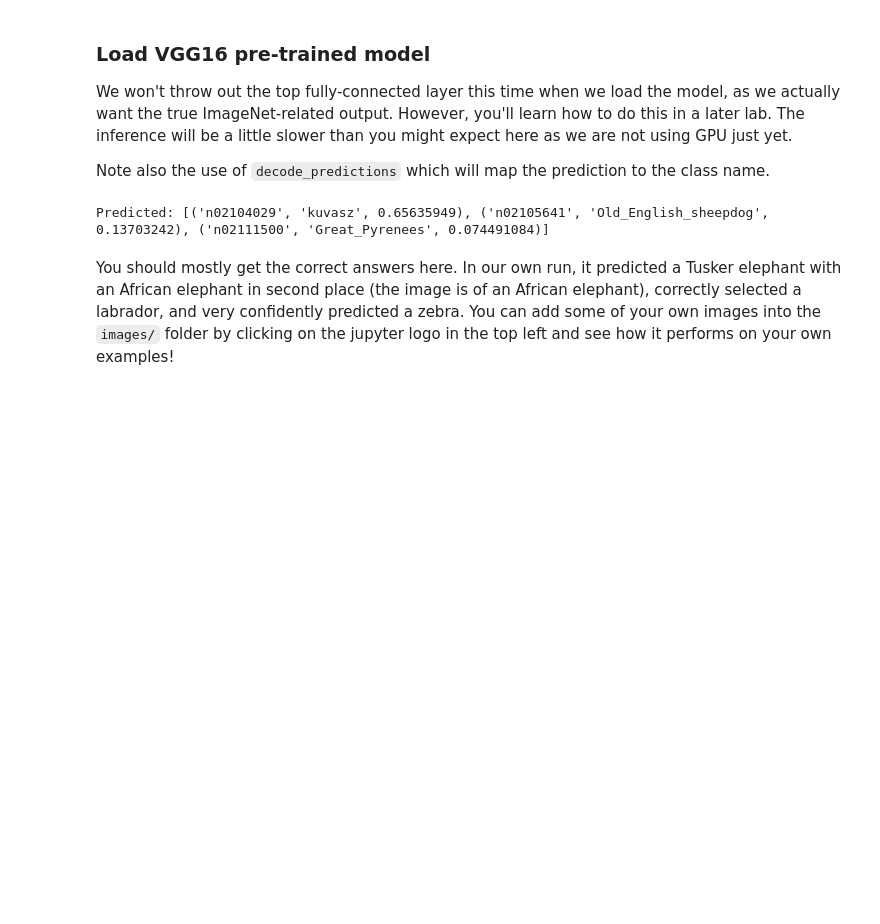
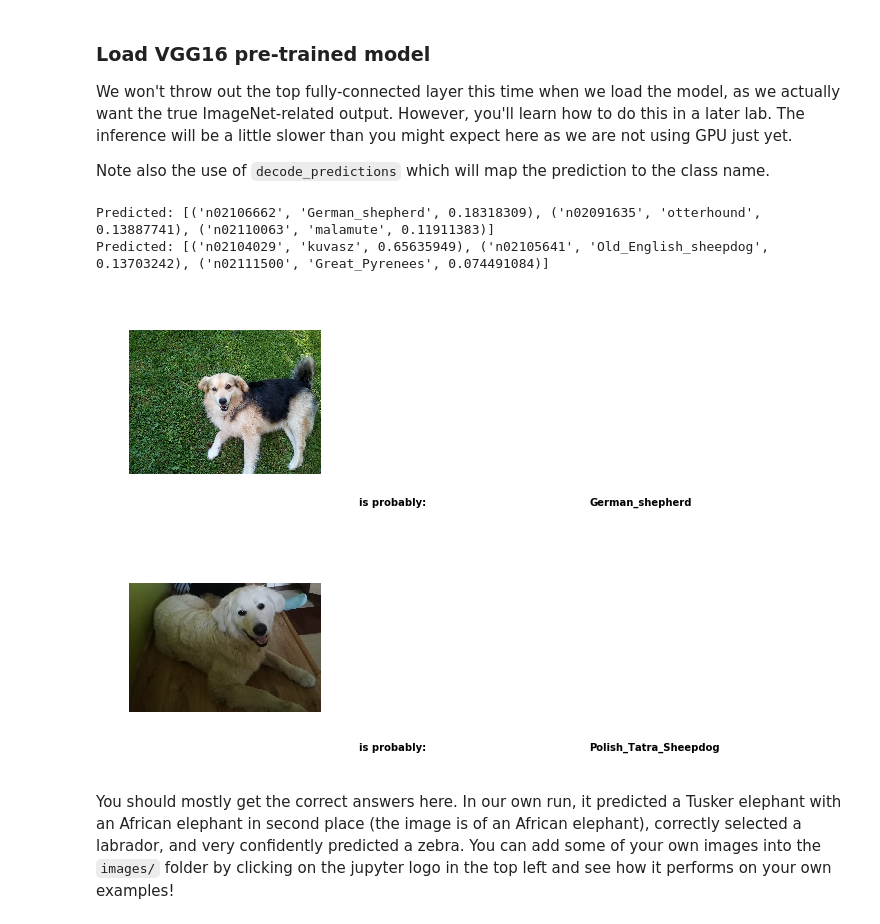
Before and after one commit to luk6xff/SelfDrivingCarND, a Jupyter notebook: HelperProjects/Transfer-Learning/VGG/VGG_Transfer_Learning.ipynb, the cells around one changed output. Cells and saved outputs as stored; diff of their text form; code cells hidden in the pictures; blank space fills up the shorter version.

```diff
--- a/HelperProjects/Transfer-Learning/VGG/VGG_Transfer_Learning.ipynb
+++ b/HelperProjects/Transfer-Learning/VGG/VGG_Transfer_Learning.ipynb
@@ -33,9 +49,12 @@ from keras.preprocessing import image
 from keras.applications.vgg16 import preprocess_input
 import numpy as np
 
-i = 2 # Can change this to your desired image to test
-img_path = image_paths[i]
-img = image.load_img(img_path, target_size=(224, 224))
-x = image.img_to_array(img)
-x = np.expand_dims(x, axis=0)
-x = preprocess_input(x)
+img_paths = [baca_path, tajfun_path]
+inputs = []
+
+for img_path in img_paths:
+    img = image.load_img(img_path, target_size=(224, 224))
+    x = image.img_to_array(img)
+    x = np.expand_dims(x, axis=0)
+    x = preprocess_input(x)
+    inputs.append(x)
@@ -47,16 +68,35 @@ Note also the use of `decode_predictions` which will map the prediction to the c
 # %%
 # Note - this will likely need to download a new version of VGG16
 from keras.applications.vgg16 import VGG16, decode_predictions
 
 # Load the pre-trained model
 model = VGG16(weights='imagenet')
 
-# Perform inference on our pre-processed image
-predictions = model.predict(x)
 
-# Check the top 3 predictions of the model
-print('Predicted:', decode_predictions(predictions, top=3)[0])
+# Prepare plots
+n_images = len(inputs)
+fig, axes = plt.subplots(n_images, 3)
+fig.set_size_inches((8.27, 11.69)[::-1])
+
+
+# Perform inference on our pre-processed images
+for i,x in enumerate(inputs):
+    predictions = model.predict(x)
+    # Check the top 3 predictions of the model
+    print('Predicted:', decode_predictions(predictions, top=3)[0])
+    axes[i, 0].imshow(mpimg.imread(img_paths[i]))
+    axes[i, 0].axis('off')
+    axes[i, 1].text(0, 0, 'is probably: ', fontweight='bold')
+    axes[i, 1].axis('off')
+    try:
+        axes[i, 2].text(0, 0, dog_name_converter[decode_predictions(predictions, top=3)[0][0][1]], fontweight='bold')
+    except:
+        axes[i, 2].text(0, 0, decode_predictions(predictions, top=3)[0][0][1], fontweight='bold')
+    axes[i, 2].axis('off')
+plt.show()
 # %% [output]
+Predicted: [('n02106662', 'German_shepherd', 0.18318309), ('n02091635', 'otterhound', 0.13887741), ('n02110063', 'malamute', 0.11911383)]
 Predicted: [('n02104029', 'kuvasz', 0.65635949), ('n02105641', 'Old_English_sheepdog', 0.13703242), ('n02111500', 'Great_Pyrenees', 0.074491084)]
+[figure, added]
 # %% [markdown]
 You should mostly get the correct answers here. In our own run, it predicted a Tusker elephant with an African elephant in second place (the image is of an African elephant), correctly selected a labrador, and very confidently predicted a zebra. You can add some of your own images into the `images/` folder by clicking on the jupyter logo in the top left and see how it performs on your own examples!
```
Also changed, not shown: parts of 2 cells of this notebook, 3 other files.
